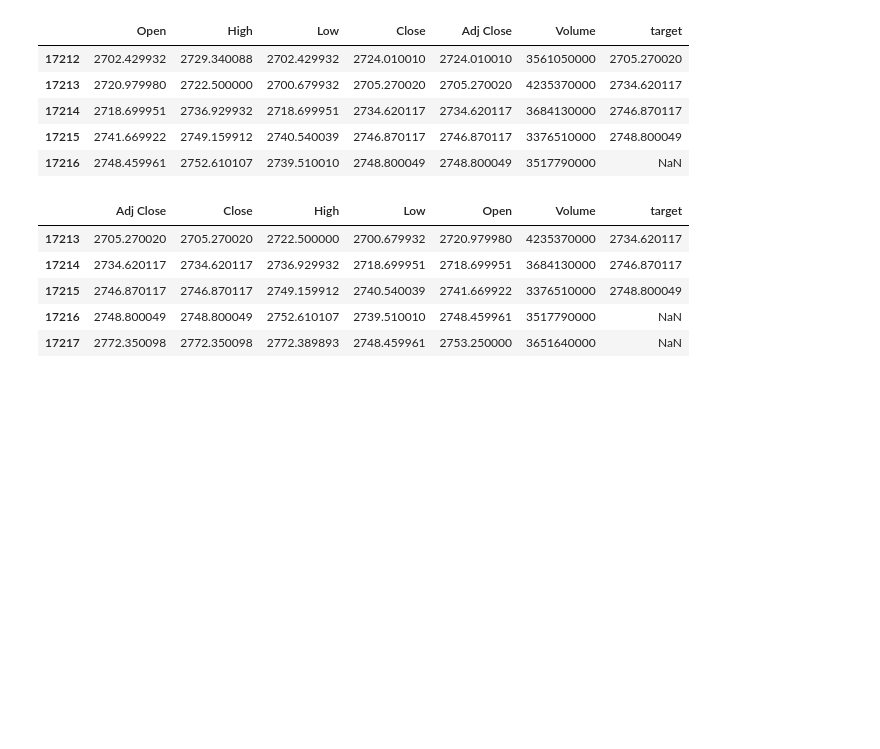
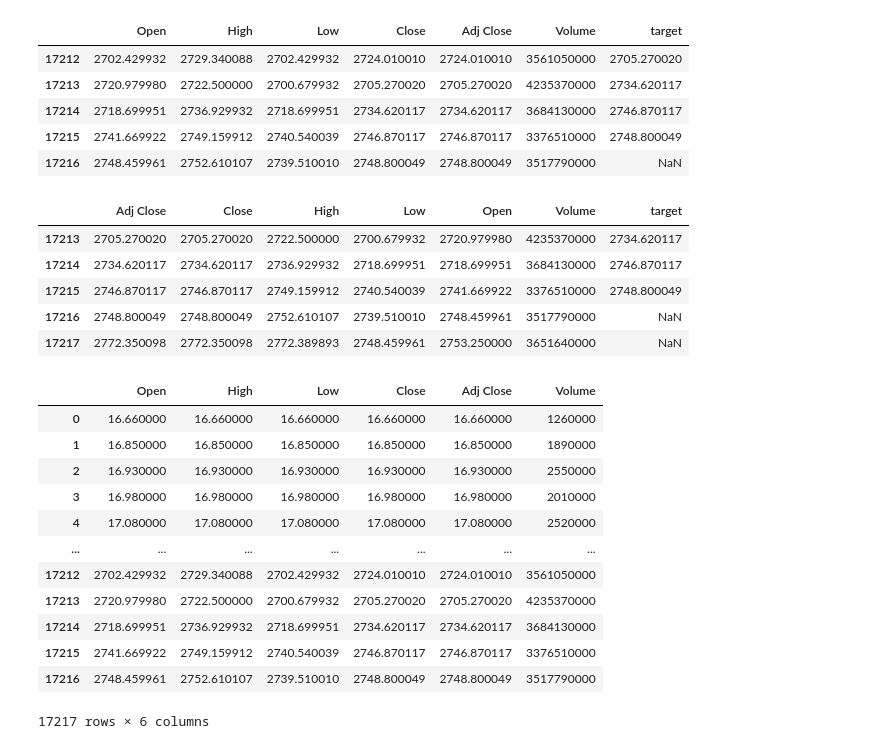
Before and after one commit to franciscocezar/machine_learning_lesson, a Jupyter notebook: sp500.ipynb, the cells around one changed output. Cells and saved outputs as stored; diff of their text form; code cells hidden in the pictures; blank space fills up the shorter version.

```diff
--- a/sp500.ipynb
+++ b/sp500.ipynb
@@ -137,0 +135,17 @@ base.tail()
+# %%
+p = pd.read_csv('Today.csv')
+p
+# %% [output]
+|  | Open | High | Low | Close | Adj Close | Volume |
+| 0 | 16.660000 | 16.660000 | 16.660000 | 16.660000 | 16.660000 | 1260000 |
+| 1 | 16.850000 | 16.850000 | 16.850000 | 16.850000 | 16.850000 | 1890000 |
+| 2 | 16.930000 | 16.930000 | 16.930000 | 16.930000 | 16.930000 | 2550000 |
+| 3 | 16.980000 | 16.980000 | 16.980000 | 16.980000 | 16.980000 | 2010000 |
+| 4 | 17.080000 | 17.080000 | 17.080000 | 17.080000 | 17.080000 | 2520000 |
+| ... | ... | ... | ... | ... | ... | ... |
+| 17212 | 2702.429932 | 2729.340088 | 2702.429932 | 2724.010010 | 2724.010010 | 3561050000 |
+| 17213 | 2720.979980 | 2722.500000 | 2700.679932 | 2705.270020 | 2705.270020 | 4235370000 |
+| 17214 | 2718.699951 | 2736.929932 | 2718.699951 | 2734.620117 | 2734.620117 | 3684130000 |
+| 17215 | 2741.669922 | 2749.159912 | 2740.540039 | 2746.870117 | 2746.870117 | 3376510000 |
+| 17216 | 2748.459961 | 2752.610107 | 2739.510010 | 2748.800049 | 2748.800049 | 3517790000 |
+17217 rows × 6 columns
```
Also changed, not shown: parts of 4 cells of this notebook.
